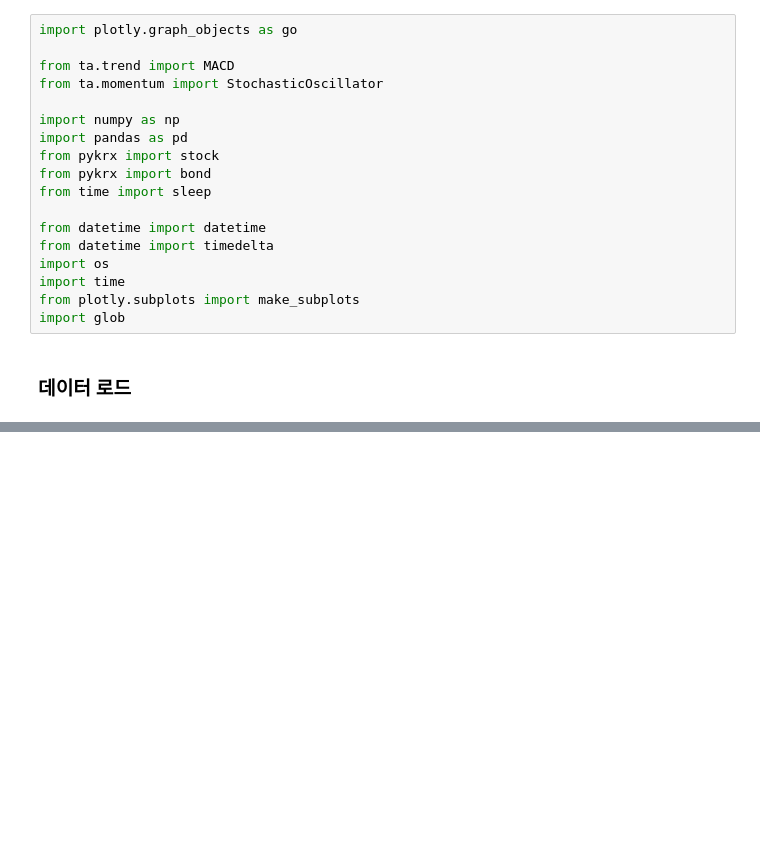
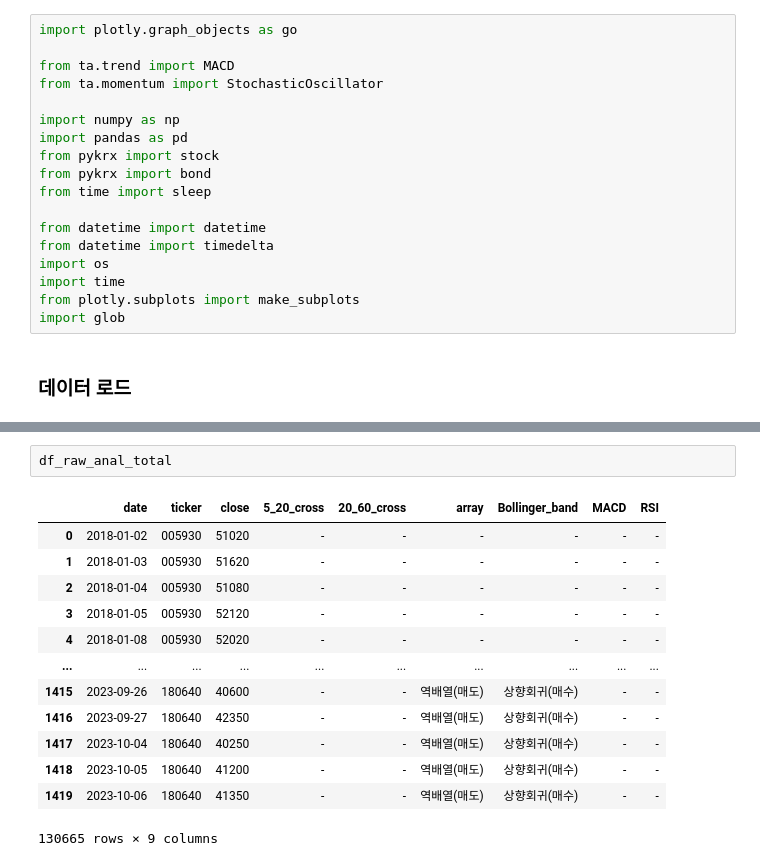
Before and after one commit to Unfinishedgod/finance_mlops, a Jupyter notebook: jupyter/modeling.ipynb, the cells around one changed output, grey strips where cells are left out. Cells and saved outputs as stored; diff of their text form; blank space fills up the shorter version.

```diff
--- a/jupyter/modeling.ipynb
+++ b/jupyter/modeling.ipynb
@@ -38,0 +287,16 @@ ohlcv_df_raw
+# %%
+df_raw_anal_total
+# %% [output]
+|  | date | ticker | close | 5_20_cross | 20_60_cross | array | Bollinger_band | MACD | RSI |
+| 0 | 2018-01-02 | 005930 | 51020 | - | - | - | - | - | - |
+| 1 | 2018-01-03 | 005930 | 51620 | - | - | - | - | - | - |
+| 2 | 2018-01-04 | 005930 | 51080 | - | - | - | - | - | - |
+| 3 | 2018-01-05 | 005930 | 52120 | - | - | - | - | - | - |
+| 4 | 2018-01-08 | 005930 | 52020 | - | - | - | - | - | - |
+| ... | ... | ... | ... | ... | ... | ... | ... | ... | ... |
+| 1415 | 2023-09-26 | 180640 | 40600 | - | - | 역배열(매도) | 상향회귀(매수) | - | - |
+| 1416 | 2023-09-27 | 180640 | 42350 | - | - | 역배열(매도) | 상향회귀(매수) | - | - |
+| 1417 | 2023-10-04 | 180640 | 40250 | - | - | 역배열(매도) | 상향회귀(매수) | - | - |
+| 1418 | 2023-10-05 | 180640 | 41200 | - | - | 역배열(매도) | 상향회귀(매수) | - | - |
+| 1419 | 2023-10-06 | 180640 | 41350 | - | - | 역배열(매도) | 상향회귀(매수) | - | - |
+130665 rows × 9 columns
```
Also changed, not shown: parts of 4 cells of this notebook, 3 other files.
